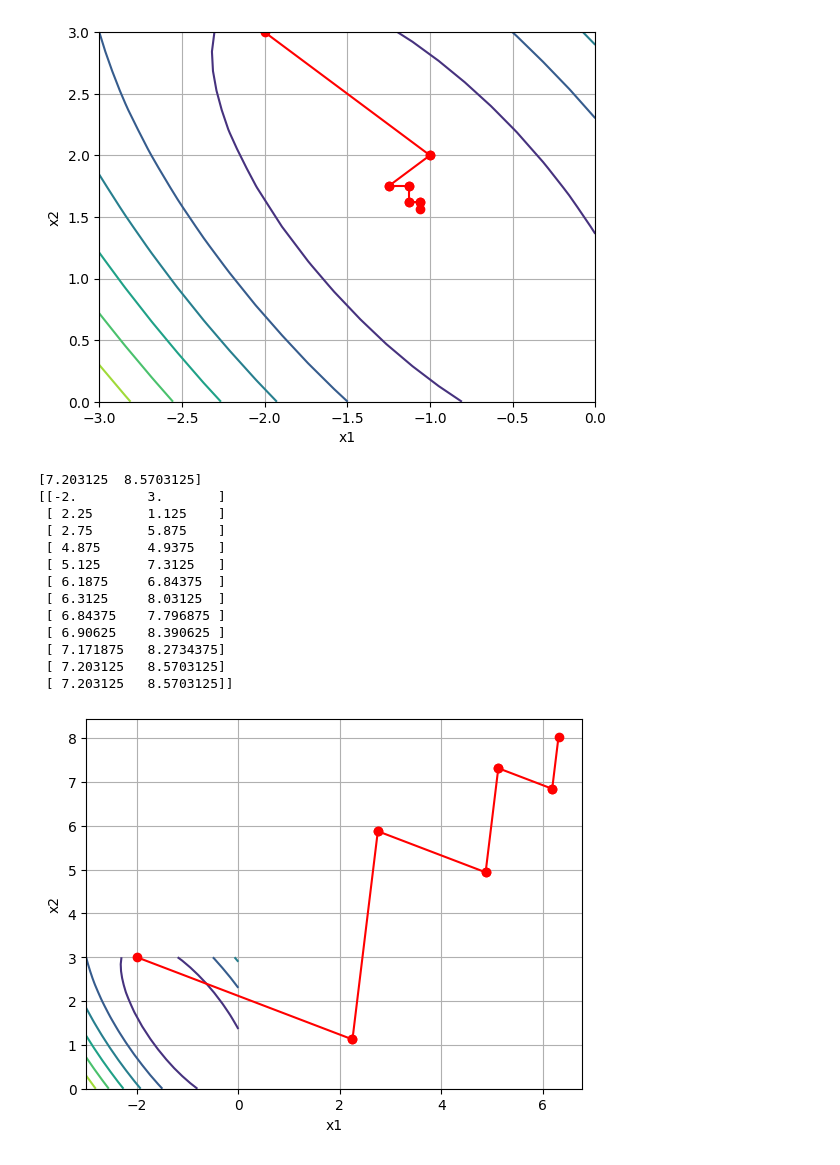
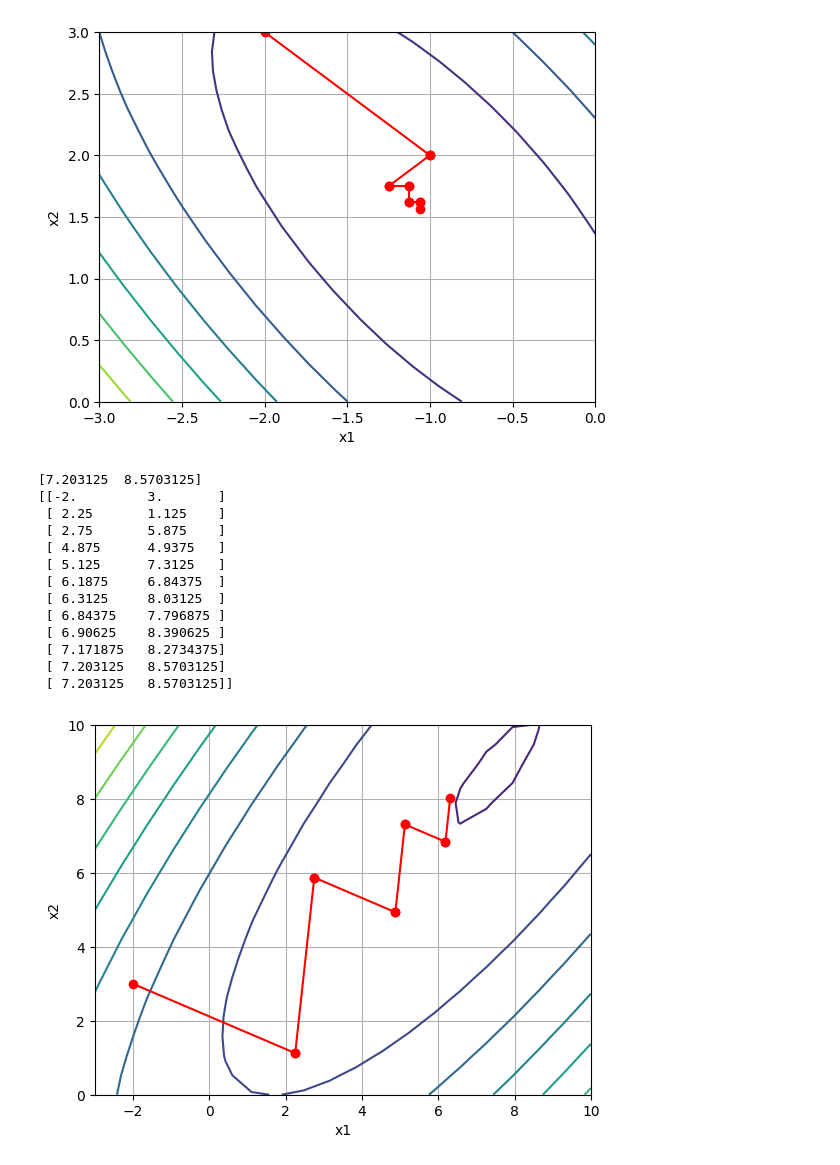
Before and after one commit to shinhookang/course305, a Jupyter notebook: 06-Optimization/12_Optimization.ipynb, the cells around one changed output. Saved outputs shown, nothing was run; the diff lists cells and outputs as text; code cells hidden in the pictures.

```diff
--- a/06-Optimization/12_Optimization.ipynb
+++ b/06-Optimization/12_Optimization.ipynb
@@ -337,31 +336,38 @@ dfdx = lambda x: np.array([6.*x[0] - 10. -4.*x[1], -4.*x[0] + 4.*x[1]-5.])
 
 xp,xc = SteepestDescent(f, dfdx, x0,record=True,maxiter=10)
 print(xp)
 print(xc)
+
+
+x1 = np.linspace(-3, 10, 20)
+x2 = np.linspace(0,10,20)
+xx,yy = np.meshgrid ( x1,x2)
+zz = 3.*xx**2. - 10.*xx - 4.*xx* yy + 2.*yy**2.- 5.*yy + 8.
+
 
 fig2 = plt.figure()
 ax2 = fig2.add_subplot(111)
 ax2.contour(xx,yy,zz)
 ax2.set_xlabel('x1')
 ax2.set_ylabel('x2')
 ax2.grid()
 for iter in [0,1,2,3,4,5]:
     # iter = 1
     plt.plot([xc[iter][0], xc[iter+1][0]],[xc[iter][1], xc[iter+1][1]],'ro-')
 
 plt.show()
 # %% [output]
 [7.203125  8.5703125]
 [[-2.         3.       ]
  [ 2.25       1.125    ]
  [ 2.75       5.875    ]
  [ 4.875      4.9375   ]
  [ 5.125      7.3125   ]
  [ 6.1875     6.84375  ]
  [ 6.3125     8.03125  ]
  [ 6.84375    7.796875 ]
  [ 6.90625    8.390625 ]
  [ 7.171875   8.2734375]
  [ 7.203125   8.5703125]
  [ 7.203125   8.5703125]]
-[figure, old version]
+[figure, new version]
```
Also changed, not shown: parts of 3 cells of this notebook.
